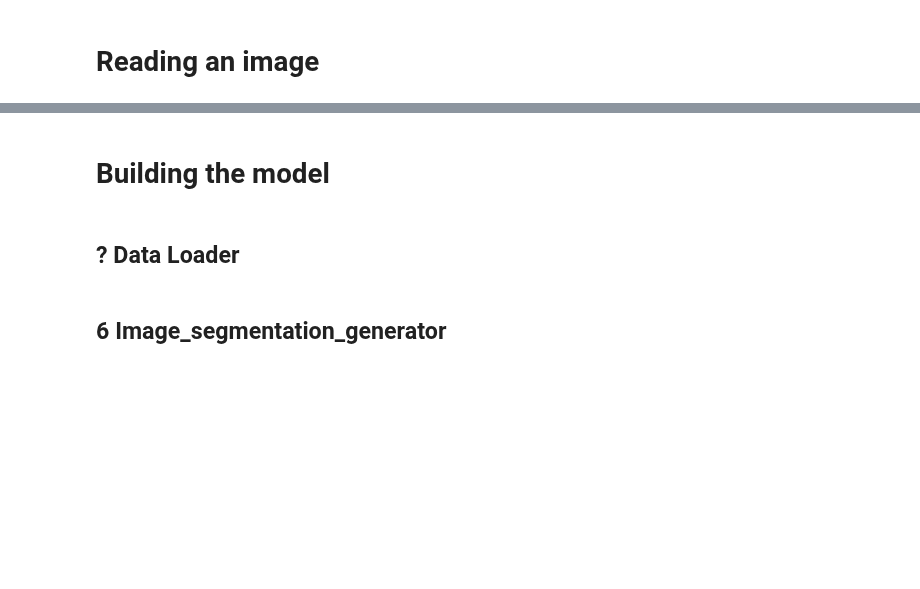
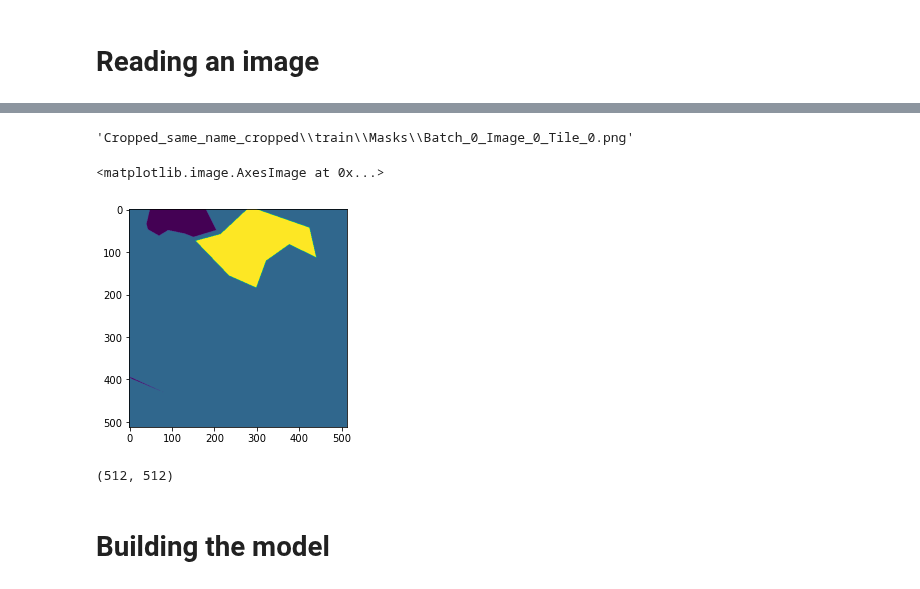
Before and after one commit to CSCCNY/final-project-landandbuildingsatimg-ccny, a Jupyter notebook: notebooks/scratch/01-SM_VGG16_UNET.ipynb, the cells around one changed output, grey strips where cells are left out. Cells and saved outputs as stored; diff of their text form; code cells hidden in the pictures; blank space fills up the shorter version.

Commit message:
training model vgg_unet

```diff
--- a/notebooks/scratch/01-SM_VGG16_UNET.ipynb
+++ b/notebooks/scratch/01-SM_VGG16_UNET.ipynb
@@ -200,4 +215,18 @@ image_array.shape
+# %%
+reading_mask = glob.glob(r'Cropped_same_name_cropped\train\Masks\*.png')
+reading_mask[0]
+# %% [output]
+'Cropped_same_name_cropped\\train\\Masks\\Batch_0_Image_0_Tile_0.png'
+# %%
+img = PIL.Image.open(reading_mask[0], 'r')
+plt.imshow(np.asarray(img))
+# %% [output]
+<matplotlib.image.AxesImage at 0x...>
+[figure, added]
+# %%
+image_array =  np.asarray(img)
+image_array.shape
+# %% [output]
+(512, 512)
 # %% [markdown]
 # Building the model
-# %% [markdown]
-## ? Data Loader
@@ -211,2 +232,0 @@ import cv2
-# %% [markdown]
-## 6 Image_segmentation_generator
```
Also changed, not shown: parts of 33 cells of this notebook.
